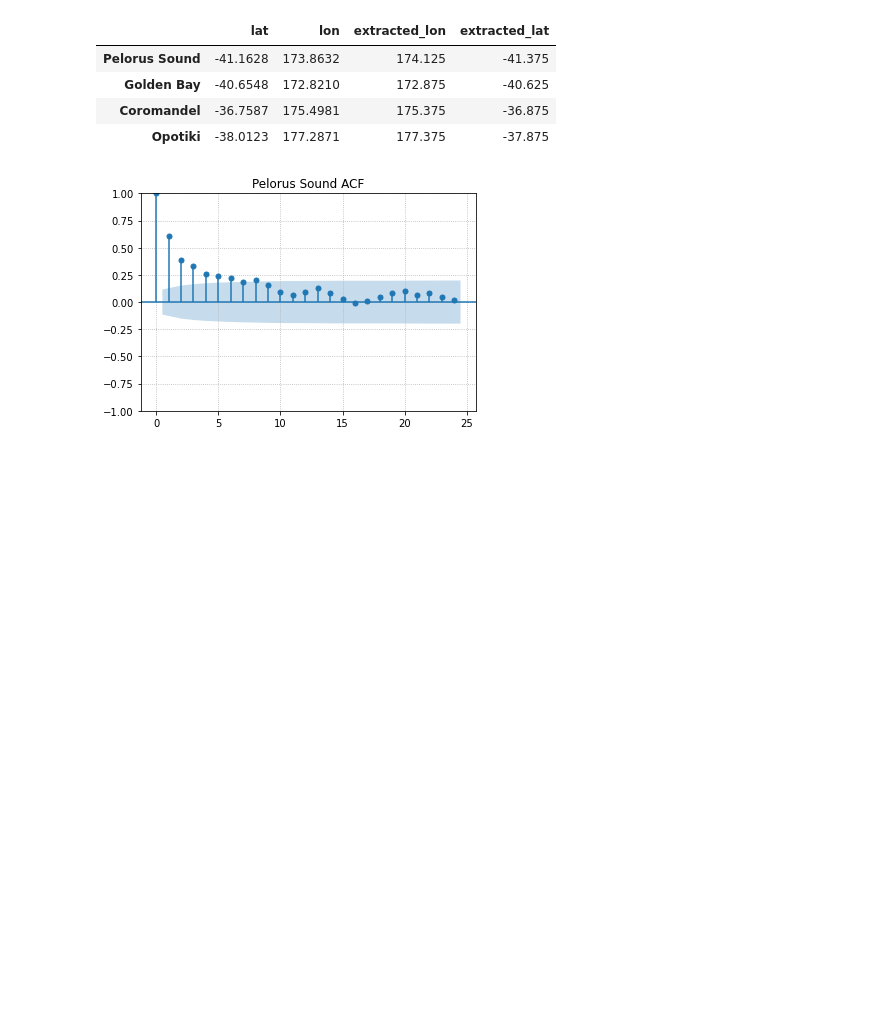
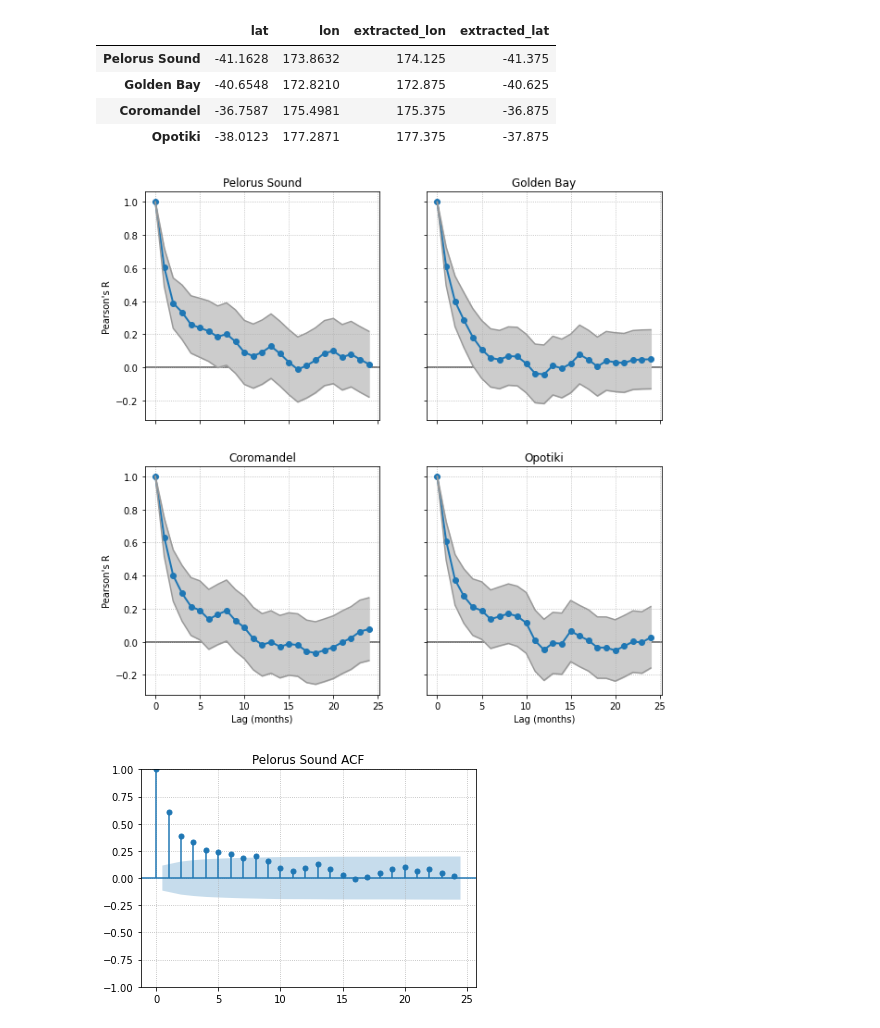
Before and after one commit to nicolasfauchereau/SST_forecasting, a Jupyter notebook: notebooks/SST_obs_correlations.ipynb, the cells around one changed output. Drawn from its saved outputs; the diff is of its cells as text; code cells hidden in the pictures; blank space fills up the shorter version.

```diff
--- a/notebooks/SST_obs_correlations.ipynb
+++ b/notebooks/SST_obs_correlations.ipynb
@@ -837,3 +849,35 @@ point_locations
+# %%
+f, axes = plt.subplots(ncols=2, nrows=2, figsize=(10, 10), sharex=True, sharey=True)
+
+axes = axes.flat
+
+for i, location in enumerate(point_locations.index):
+    ax = axes[i]
+
+    ax.plot(np.arange(25), acfs[location], lw=2, marker="o")
+    ax.plot(np.arange(25), acfs_conf[location][:, 0], color="0.6")
+    ax.plot(np.arange(25), acfs_conf[location][:, 1], color="0.6")
+    ax.fill_between(
+        np.arange(25),
+        acfs_conf[location][:, 0],
+        acfs_conf[location][:, 1],
+        interpolate=True,
+        color="0.8",
+    )
+
+    ax.axhline(0, color="k", zorder=0, alpha=0.7)
+
+    ax.set_title(location)
+
+    ax.grid(ls=":")
+
+    if i in [0, 2]:
+        ax.set_ylabel("Pearson's R")
+
+    if i in [2, 3]:
+        ax.set_xlabel("Lag (months)")
+# %% [output]
+[figure, added]
 # %%
 for location in point_locations.index:
     f = plot_acf(monthly_time_series_point_locations_df[location], lags=24, zero=True)
```
Also changed, not shown: parts of 42 cells of this notebook.
